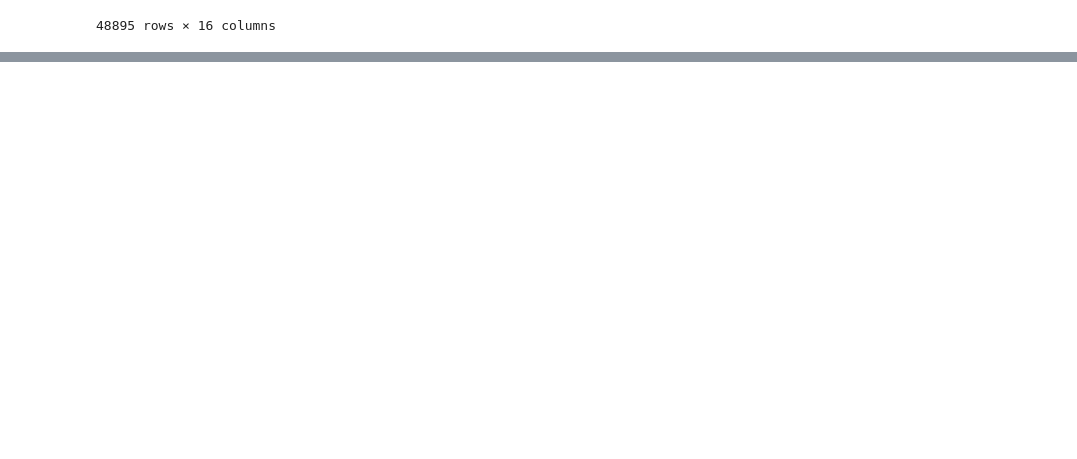
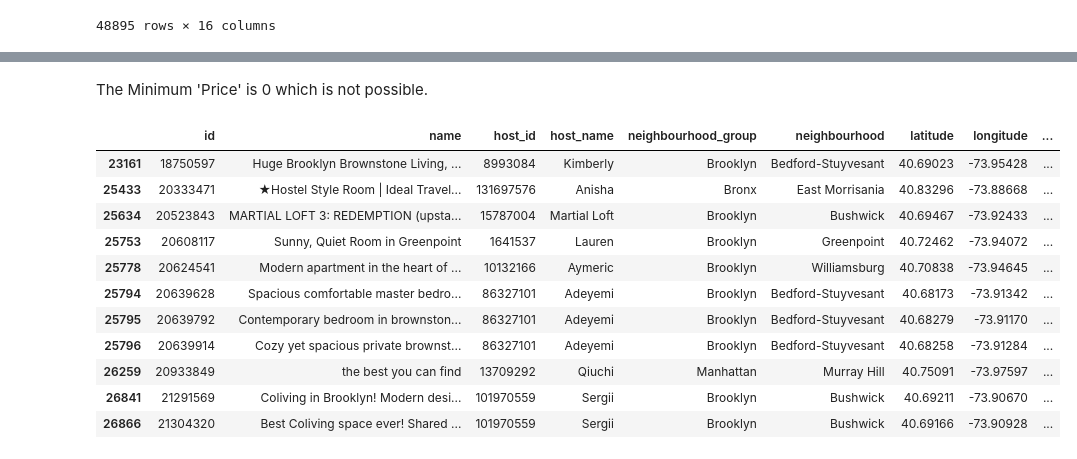
Before and after one commit to MayurLukka/AIRBNB, a Jupyter notebook: Copy_of_Airbnb_Bookings_Analysis_Capstone_Project.ipynb, the cells around one changed output, grey strips where cells are left out. Cells and saved outputs as stored; diff of their text form; code cells hidden in the pictures; blank space fills up the shorter version.

```diff
--- a/Copy_of_Airbnb_Bookings_Analysis_Capstone_Project.ipynb
+++ b/Copy_of_Airbnb_Bookings_Analysis_Capstone_Project.ipynb
@@ -39,0 +167,18 @@ df
+# %% [markdown]
+The Minimum 'Price' is 0 which is not possible.
+# %%
+df[df['price']==0]
+#Rows which have 'price'=0
+# %% [output]
+|  | id | name | host_id | host_name | neighbourhood_group | neighbourhood | latitude | longitude | ... |
+| 23161 | 18750597 | Huge Brooklyn Brownstone Living, ... | 8993084 | Kimberly | Brooklyn | Bedford-Stuyvesant | 40.69023 | -73.95428 | ... |
+| 25433 | 20333471 | ★Hostel Style Room | Ideal Travel... | 131697576 | Anisha | Bronx | East Morrisania | 40.83296 | -73.88668 | ... |
+| 25634 | 20523843 | MARTIAL LOFT 3: REDEMPTION (upsta... | 15787004 | Martial Loft | Brooklyn | Bushwick | 40.69467 | -73.92433 | ... |
+| 25753 | 20608117 | Sunny, Quiet Room in Greenpoint | 1641537 | Lauren | Brooklyn | Greenpoint | 40.72462 | -73.94072 | ... |
+| 25778 | 20624541 | Modern apartment in the heart of ... | 10132166 | Aymeric | Brooklyn | Williamsburg | 40.70838 | -73.94645 | ... |
+| 25794 | 20639628 | Spacious comfortable master bedro... | 86327101 | Adeyemi | Brooklyn | Bedford-Stuyvesant | 40.68173 | -73.91342 | ... |
+| 25795 | 20639792 | Contemporary bedroom in brownston... | 86327101 | Adeyemi | Brooklyn | Bedford-Stuyvesant | 40.68279 | -73.91170 | ... |
+| 25796 | 20639914 | Cozy yet spacious private brownst... | 86327101 | Adeyemi | Brooklyn | Bedford-Stuyvesant | 40.68258 | -73.91284 | ... |
+| 26259 | 20933849 | the best you can find | 13709292 | Qiuchi | Manhattan | Murray Hill | 40.75091 | -73.97597 | ... |
+| 26841 | 21291569 | Coliving in Brooklyn! Modern desi... | 101970559 | Sergii | Brooklyn | Bushwick | 40.69211 | -73.90670 | ... |
+| 26866 | 21304320 | Best Coliving space ever! Shared ... | 101970559 | Sergii | Brooklyn | Bushwick | 40.69166 | -73.90928 | ... |
```
Also changed, not shown: parts of 33 cells of this notebook.
